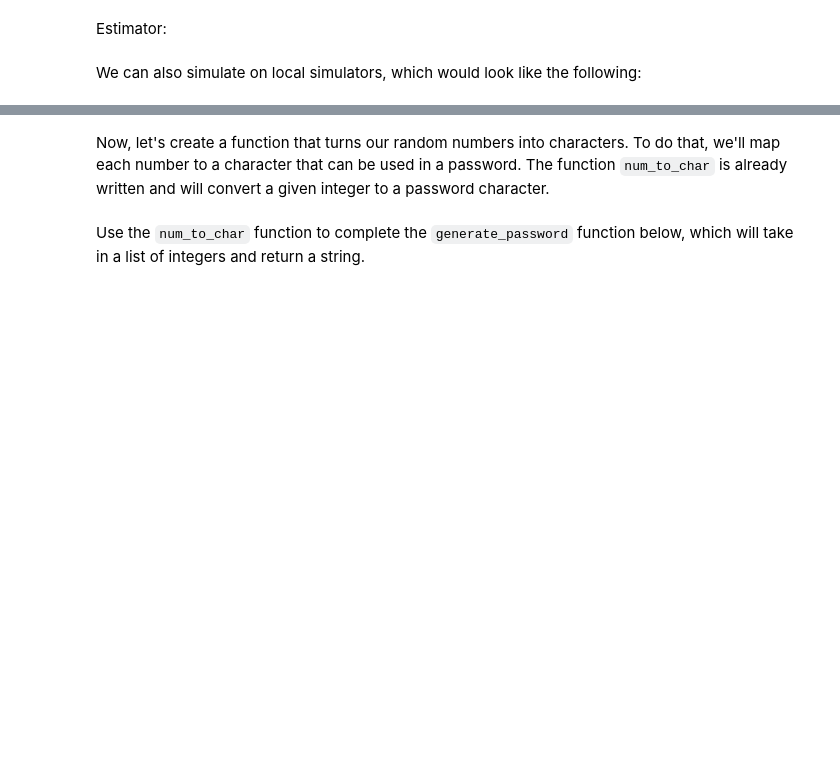
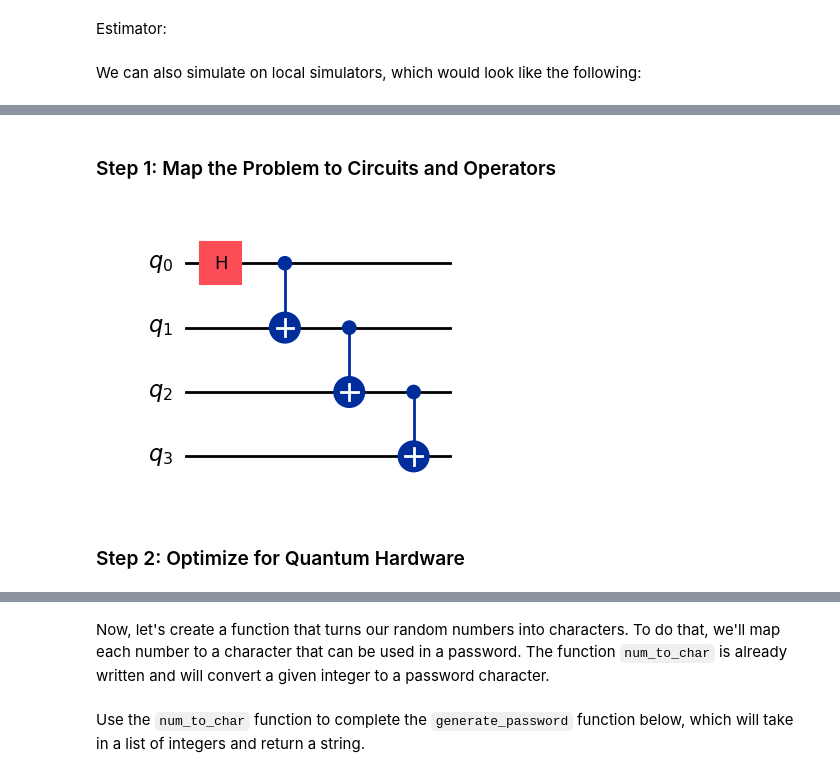
Before and after one commit to Watcher1223/CS-123-tutorial, a Jupyter notebook: qcqiskit.ipynb, the cells around one changed output, grey strips where cells are left out. Saved outputs shown, nothing was run; the diff lists cells and outputs as text; code cells hidden in the pictures; blank space fills up the shorter version.

```diff
--- a/qcqiskit.ipynb
+++ b/qcqiskit.ipynb
@@ -397,0 +423,14 @@ Once we have our quantum circuit and observables. They have to be transpiled in
+# %% [markdown]
+### Step 1: Map the Problem to Circuits and Operators
+# %%
+# Circuit with 4 qubits
+ghz_e = QuantumCircuit(4)
+
+# Add the gates for the GHZ state
+ghz_e.h(0)
+for i in range(3):
+    ghz_e.cx(i, i+1)
+
+ghz_e.draw(output="mpl")
+# %% [output]
+[figure, added]
@@ -397,0 +443,2 @@ Once we have our quantum circuit and observables. They have to be transpiled in
+# %% [markdown]
+### Step 2: Optimize for Quantum Hardware
```
Also changed, not shown: parts of 47 cells of this notebook, 1 other file.
